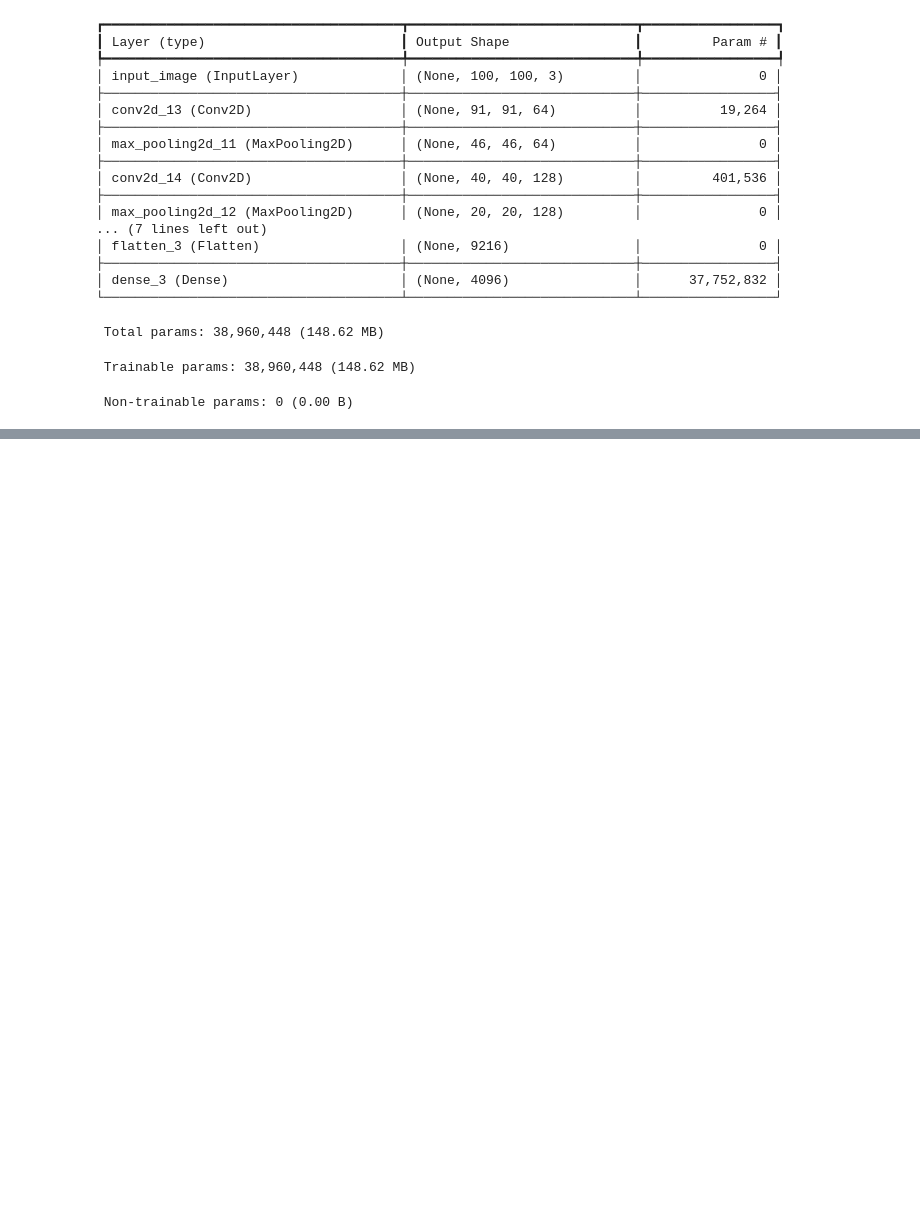
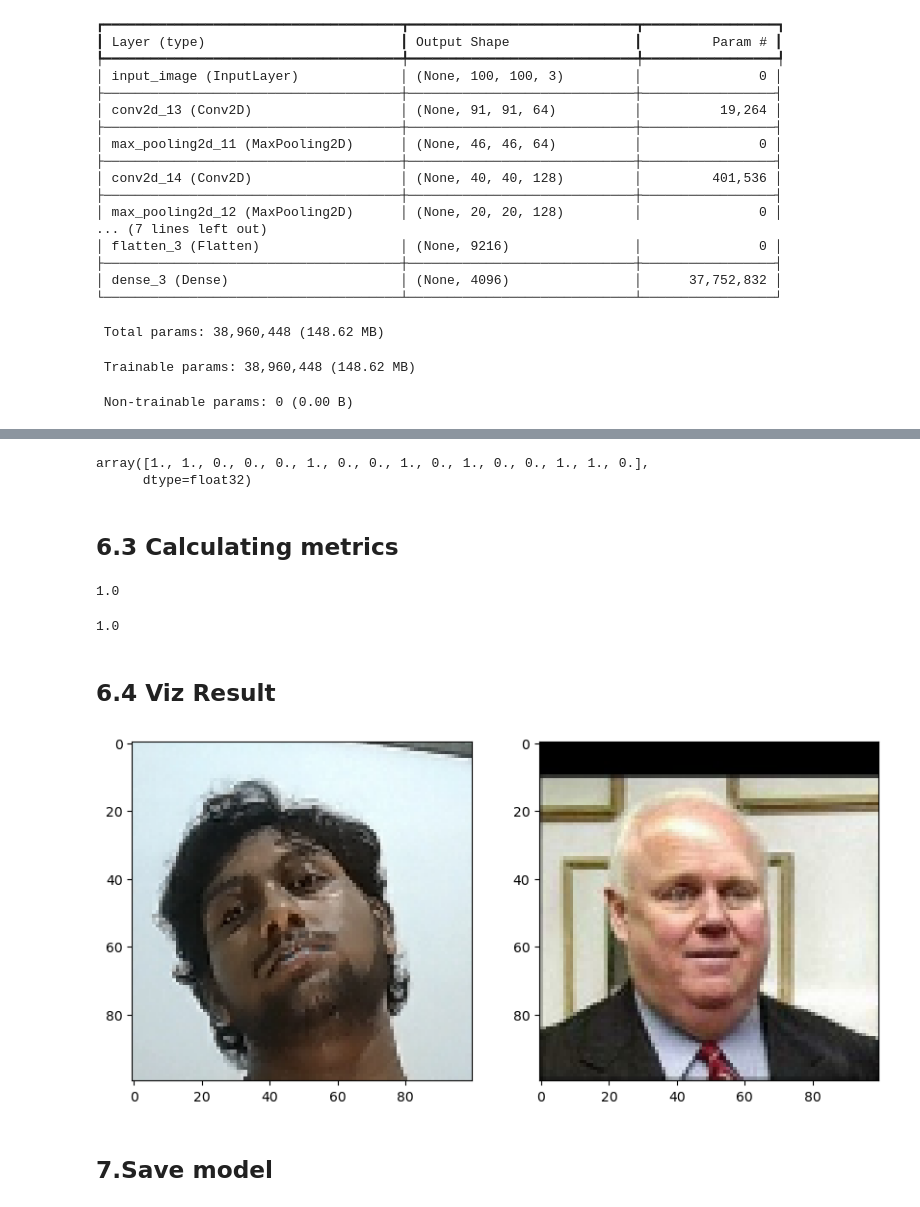
Before and after one commit to NPraveenLiyanage/FaceRecognitionApp, a Jupyter notebook: Facial verification with a siamese netwoek.ipynb, the cells around one changed output, grey strips where cells are left out. Drawn from its saved outputs; the diff is of its cells as text; code cells hidden in the pictures; blank space fills up the shorter version.

Commit message:
Evaluvate model

```diff
--- a/Facial verification with a siamese netwoek.ipynb
+++ b/Facial verification with a siamese netwoek.ipynb
@@ -435,0 +563,3 @@ Model: "SiameseNetwork"
+# %%
+#Get a batch of test data
+test_input, test_val, y_true = test_data.as_numpy_iterator().next()
@@ -435,0 +602,49 @@ Model: "SiameseNetwork"
+# %%
+y_true
+# %% [output]
+array([1., 1., 0., 0., 0., 1., 0., 0., 1., 0., 1., 0., 0., 1., 1., 0.],
+      dtype=float32)
+# %% [markdown]
+## 6.3 Calculating metrics
+# %%
+#creating a metric object
+m = Recall()
+
+#Calculating the recall value
+m.update_state(y_true, y_hat)
+
+#return result or recall
+m.result().numpy()
+# %% [output]
+1.0
+# %%
+#creating a metric object
+m = Precision()
+
+#Calculating the recall value
+m.update_state(y_true, y_hat)
+
+#return result or recall
+m.result().numpy()
+# %% [output]
+1.0
+# %% [markdown]
+## 6.4 Viz Result
+# %%
+#Set plot size
+plt.figure(figsize=(10, 8))
+
+#set first subplot (use for show image side by side - Grid format)
+plt.subplot(1, 2, 1)
+plt.imshow(test_input[2])
+
+#second subplot
+plt.subplot(1, 2, 2)
+plt.imshow(test_val[2])
+
+#renders image clearly
+plt.show()
+# %% [output]
+[figure, added]
+# %% [markdown]
+## 7.Save model
```
Also changed, not shown: parts of 54 cells of this notebook.
